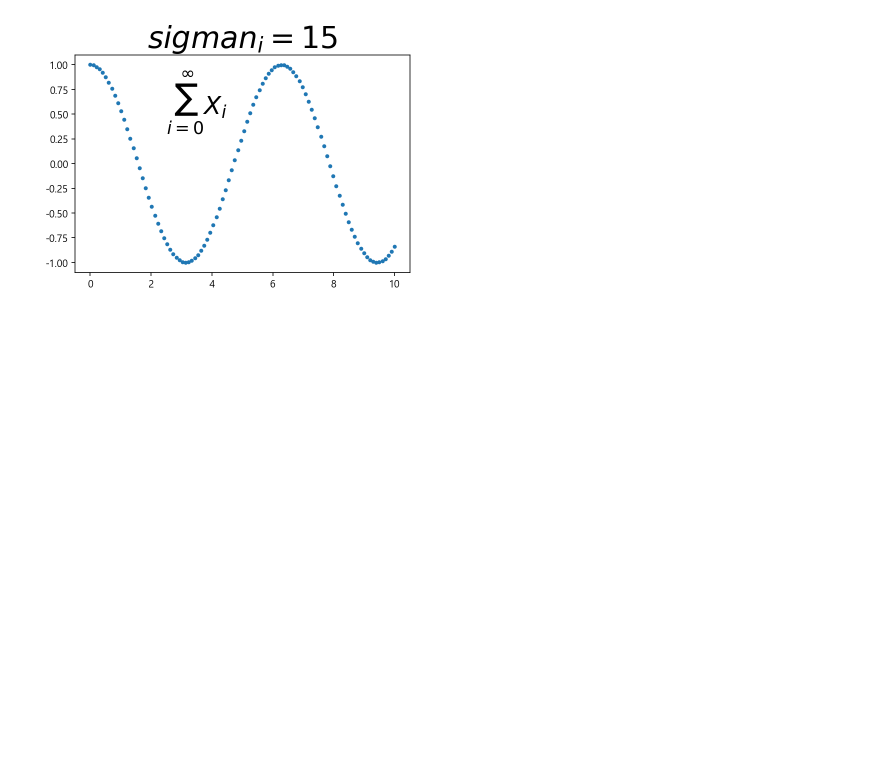
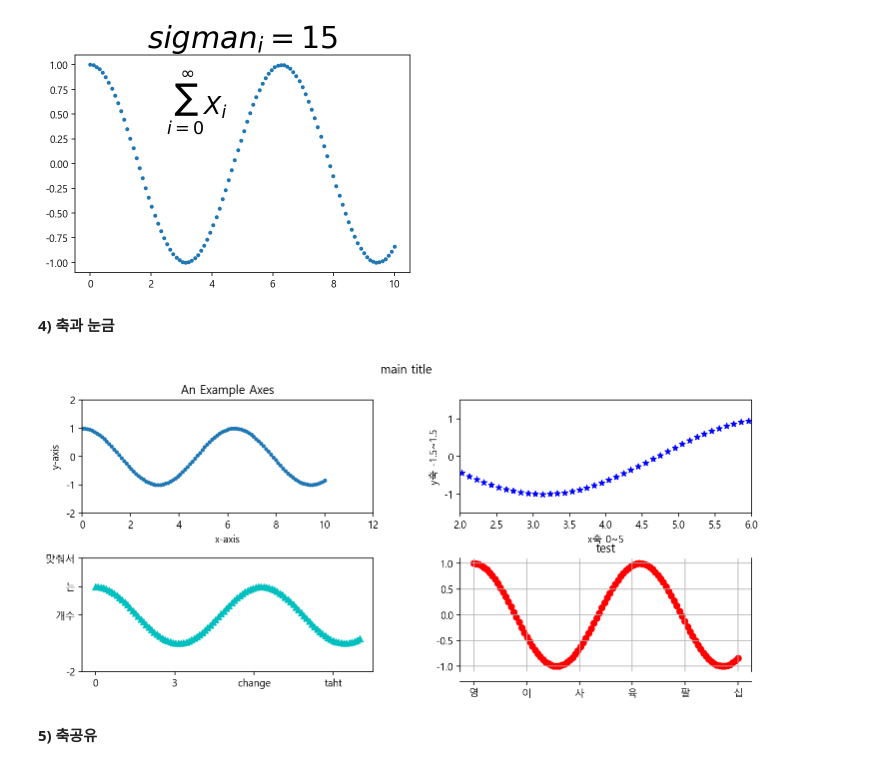
Before and after one commit to Kwangsoo-kim/HW-Big, a Jupyter notebook: src/8_Python/ch13_데이터시각화_matplotlib.ipynb, the cells around one changed output. Drawn from its saved outputs; the diff is of its cells as text; code cells hidden in the pictures; blank space fills up the shorter version.

```diff
--- a/src/8_Python/ch13_데이터시각화_matplotlib.ipynb
+++ b/src/8_Python/ch13_데이터시각화_matplotlib.ipynb
@@ -341,3 +341,50 @@ ax.text(2.5,0.5,r'$\sum_{i=0}^\infty X_i$',fontsize=25)
 plt.show()
 # %% [output]
 [figure]
+# %%
+# 부팅후 설정해야할 것들
+import matplotlib
+import matplotlib.pyplot as plt
+#그래프 고해상도 설정
+%config InlineBackend.figure_format='retina'
+# 한글설정
+plt.rc('font',family='Malgun Gothic') #윈도우즈(X축)
+plt.rc('axes',unicode_minus=False) # Y축
+# %% [markdown]
+**4) 축과 눈금**
+# %%
+import numpy as np
+x = np.linspace(0,10,100)
+y = np.cos(x)
+fig, axes = plt.subplots(2,2, figsize=(12,5))
+# plt.subplots_adjust()을 사용하여 서브플롯간 간격 변경
+plt.subplots_adjust(hspace=0.4,wspace=0.3) # hspace는 위아래 여백 wspace 옆여백
+plt.suptitle('main title')
+axes[0,0].scatter(x,y,marker='.')
+axes[0,0].set(title='An Example Axes',ylabel='y-axis',xlabel='x-axis',xlim=[0,12],ylim=[-2,2]) # 타이틀,xy라벨,xy축변경
+# 일일히 설정하는 법 set_~~
+axes[0,1].scatter(x,y,marker='*',c='b')
+axes[0,1].set_xlim(2,6) # x축변경
+axes[0,1].set_xlabel('x축 0~5')
+axes[0,1].set_ylim(-1.5,1.5)
+axes[0,1].set_ylabel('y축 -1.5~1.5')
+axes[1,0].scatter(x,y,marker='^',c='c')
+# x축 눈금 수정
+axes[1,0].set_xticks(range(0,11,3))
+axes[1,0].set_xticklabels(['0',3,'change','taht']) # s 없음
+axes[1,0].set_yticks([-2,0,1,2])
+axes[1,0].set_yticklabels([-2,'개수','는','맞춰서'])
+axes[1,1].scatter(x,y,c='r')
+# 한단락에 바꾸기
+axes[1,1].set(xticks=[0,2,4,6,8,10],xticklabels=['영','이','사','육','팔','십'],title='test')
+#격자
+axes[1,1].grid(True)
+# 그래프 상단 테두리 제거
+axes[1,1].spines['top'].set_visible(False)
+# 그래프 하단 테두리 밀어내기
+axes[1,1].spines['bottom'].set_position(('outward',10))
+plt.show()
+# %% [output]
+[figure, added]
+# %% [markdown]
+**5) 축공유**
```
Also changed, not shown: parts of 5 cells of this notebook, 4 other files.
